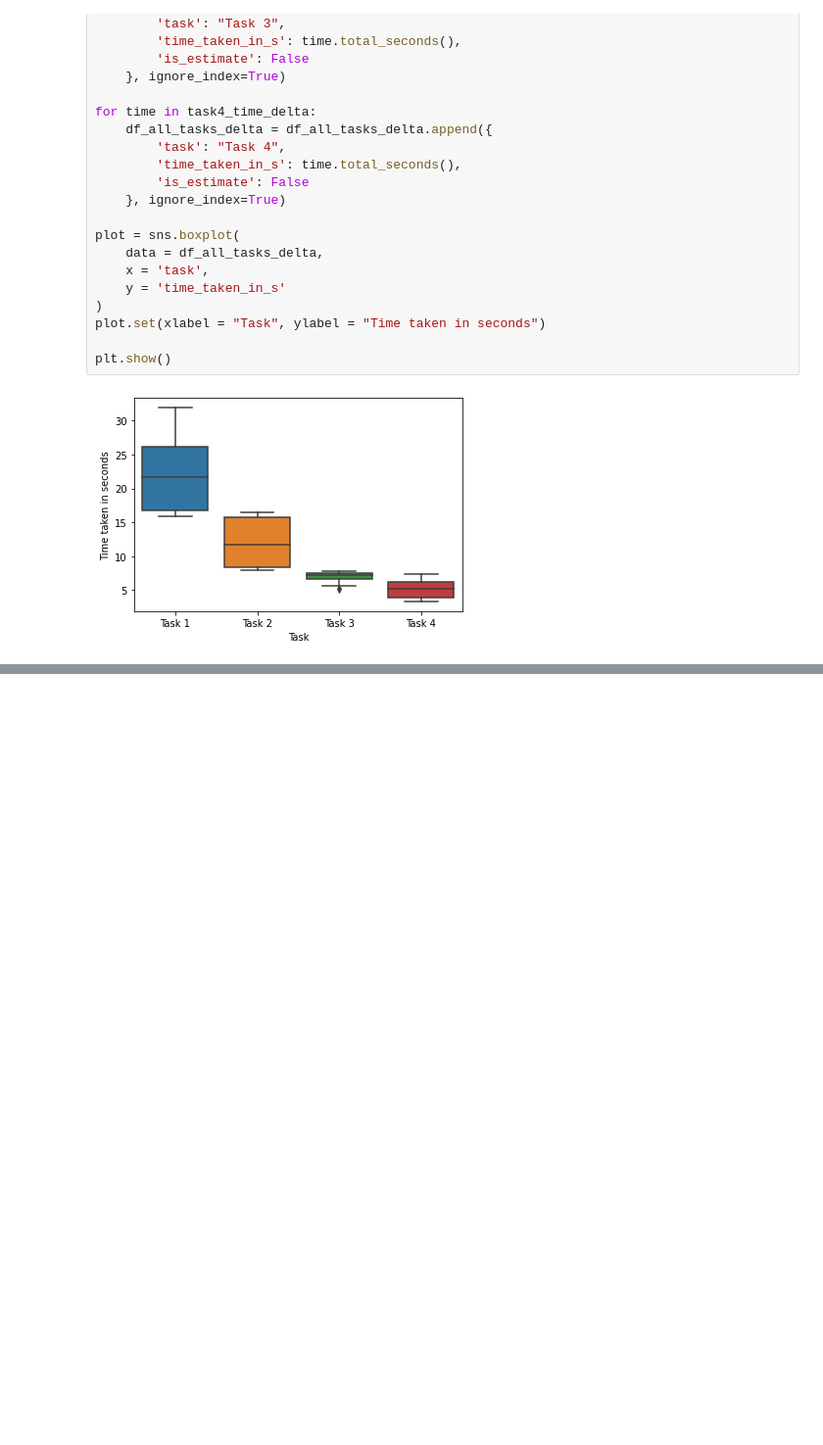
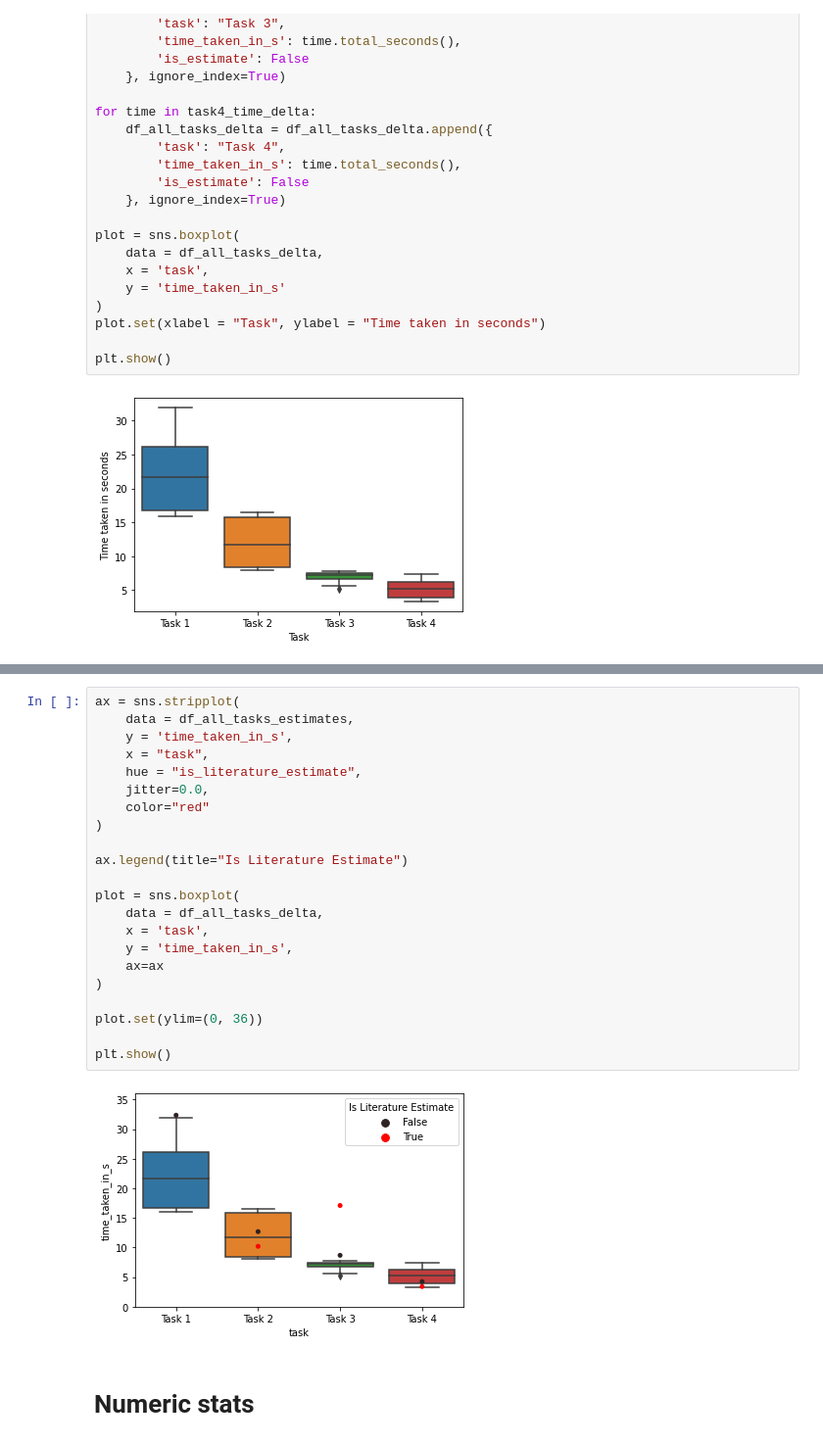
Before and after one commit to ITT-21SS-UR/assignment6-modellinginteraction-el6, a Jupyter notebook: experiment/report_graphs.ipynb, the cells around one changed output, grey strips where cells are left out. Shown at 98% size. Saved outputs shown, nothing was run; the diff lists cells and outputs as text; blank space fills up the shorter version.

Commit message:
added numeric analysis of task times

```diff
--- a/experiment/report_graphs.ipynb
+++ b/experiment/report_graphs.ipynb
@@ -184,0 +163,26 @@ plt.show()
+# %%
+ax = sns.stripplot(
+    data = df_all_tasks_estimates,
+    y = 'time_taken_in_s',
+    x = "task",
+    hue = "is_literature_estimate",
+    jitter=0.0,
+    color="red"
+)
+
+ax.legend(title="Is Literature Estimate")
+
+plot = sns.boxplot(
+    data = df_all_tasks_delta,
+    x = 'task',
+    y = 'time_taken_in_s',
+    ax=ax
+)
+
+plot.set(ylim=(0, 36))
+
+plt.show()
+# %% [output]
+[figure, added]
+# %% [markdown]
+# Numeric stats
```
Also changed, not shown: parts of 9 cells of this notebook.
